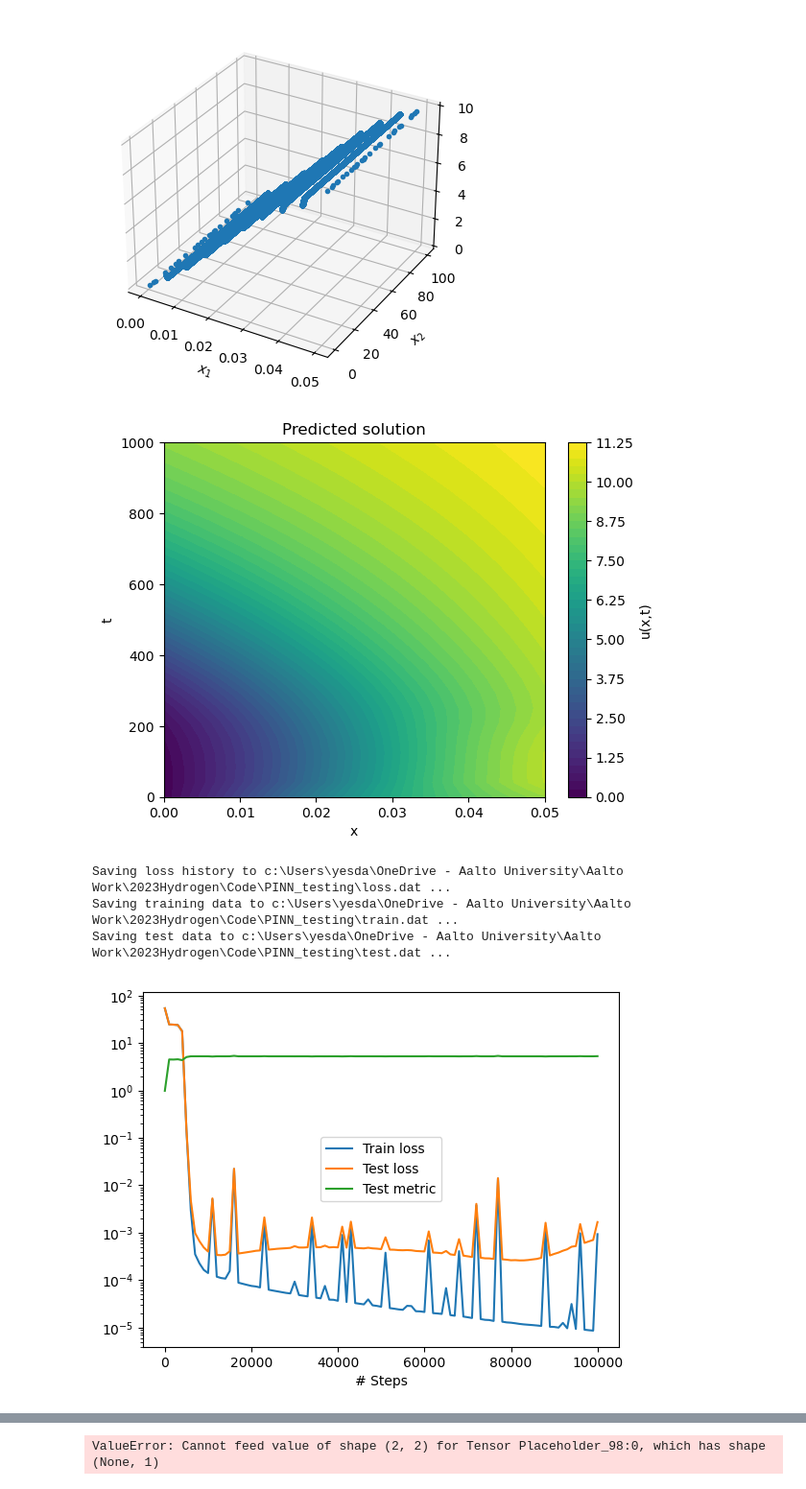
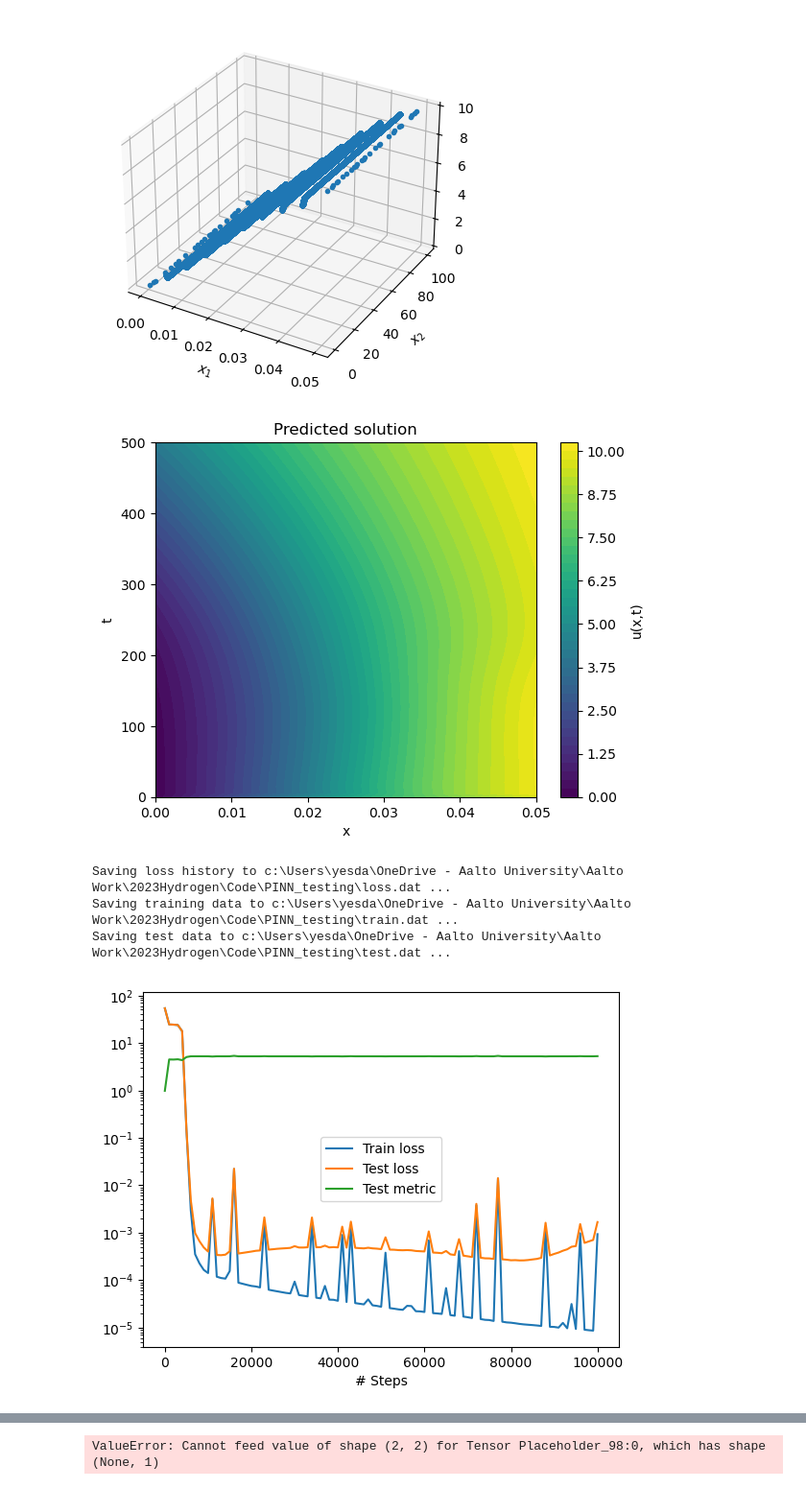
Before and after one commit to Daniel19993099/PINN_testing, a Jupyter notebook: PINN_0.1.5.2.ipynb, the cells around one changed output, grey strips where cells are left out. Shown at 96% size. Cells and saved outputs as stored; diff of their text form; code cells hidden in the pictures.

```diff
--- a/PINN_0.1.5.2.ipynb
+++ b/PINN_0.1.5.2.ipynb
@@ -112,28 +112,28 @@ Saving test data to c:\Users\yesda\OneDrive - Aalto University\Aalto Work\2023Hy
 # %%
 import matplotlib.pyplot as plt
 import numpy as np
 
 # Create a grid of points to evaluate the solution
-x = np.linspace(0, 0.05, 25)
-t = np.linspace(0, 1000,25)
+x = np.linspace(0, 0.05, 100)
+t = np.linspace(0, 500,100)
 X, T = np.meshgrid(x, t)
 points = np.vstack([X.ravel(), T.ravel()]).T
 
 # Predict the solution at these grid points
 y_pred = model.predict(points).reshape(X.shape)
 
 # Plot the solution
 plt.contourf(X, T, y_pred, levels=50, cmap='viridis')
 plt.colorbar(label='u(x,t)')
 plt.xlabel('x')
 plt.ylabel('t')
 plt.title('Predicted solution')
 plt.show()
 
 # Save the plot and loss history
 dde.saveplot(losshistory, train_state, issave=True, isplot=True)
 # %% [output]
-[figure, old version]
+[figure, new version]
 Saving loss history to c:\Users\yesda\OneDrive - Aalto University\Aalto Work\2023Hydrogen\Code\PINN_testing\loss.dat ...
 Saving training data to c:\Users\yesda\OneDrive - Aalto University\Aalto Work\2023Hydrogen\Code\PINN_testing\train.dat ...
 Saving test data to c:\Users\yesda\OneDrive - Aalto University\Aalto Work\2023Hydrogen\Code\PINN_testing\test.dat ...
```
Also changed, not shown: 8 other files.
